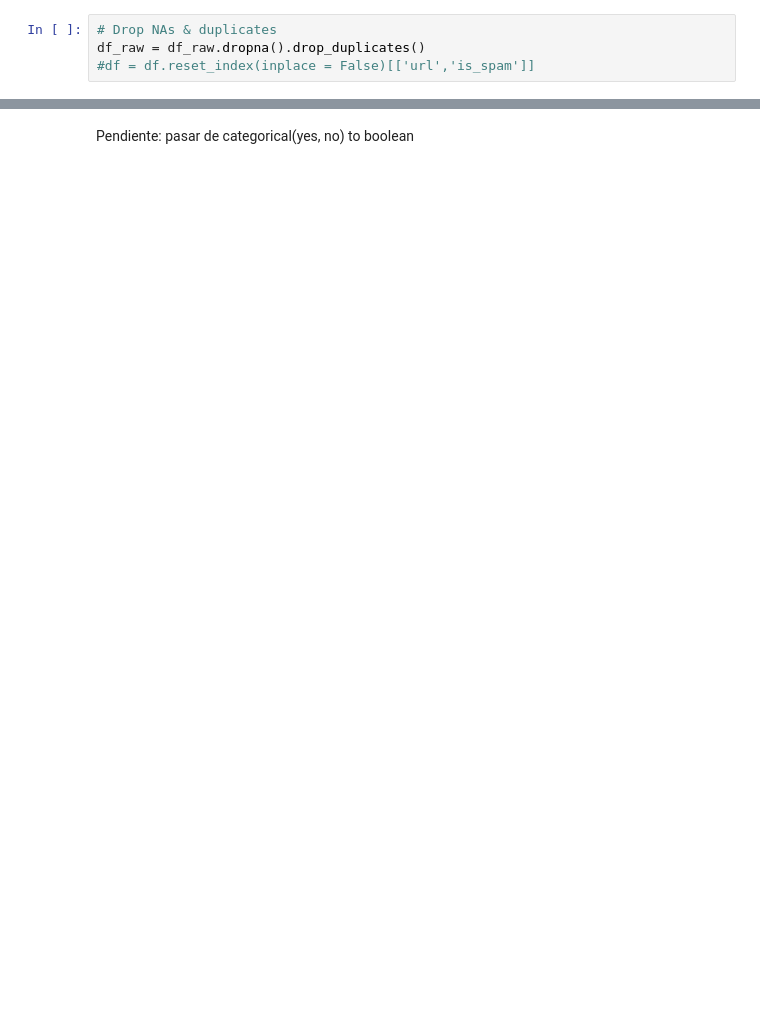
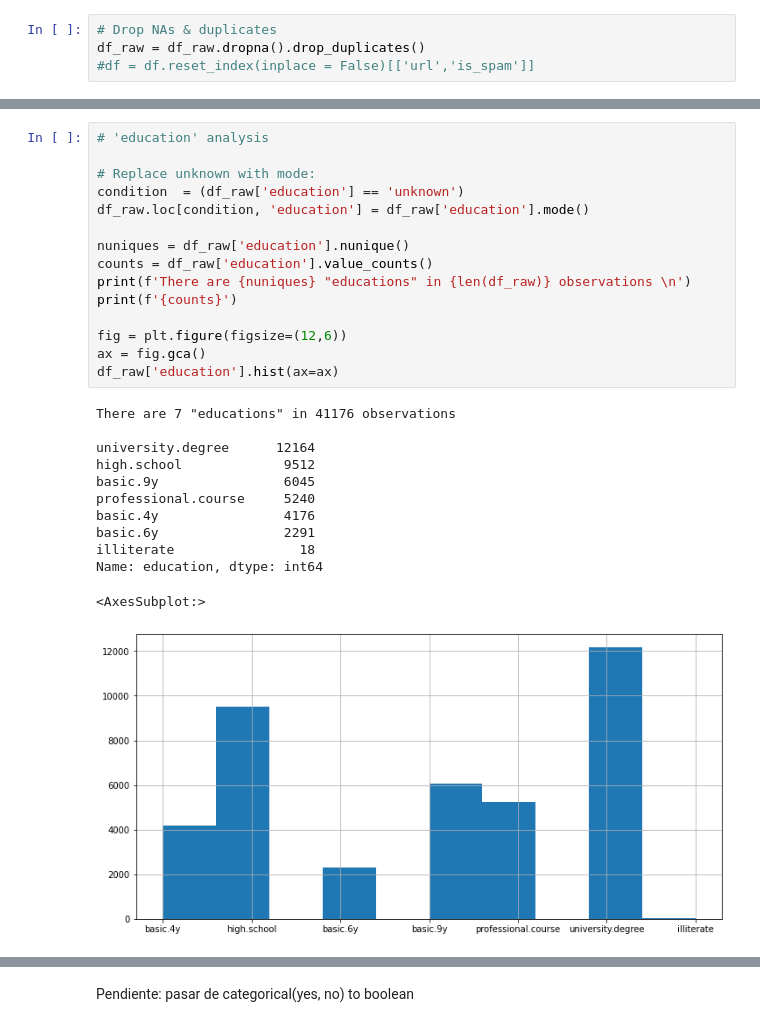
Before and after one commit to jgayosof/logistic-regression-project-tutorial, a Jupyter notebook: src/Sample_Steps.ipynb, the cells around one changed output, grey strips where cells are left out. Saved outputs shown, nothing was run; the diff lists cells and outputs as text; blank space fills up the shorter version.

```diff
--- a/src/Sample_Steps.ipynb
+++ b/src/Sample_Steps.ipynb
@@ -160 +191,29 @@ df_raw.loc[condition, 'marital'] = df_raw['marital'].mode()
+# %%
+# 'education' analysis
+
+# Replace unknown with mode:
+condition  = (df_raw['education'] == 'unknown')
+df_raw.loc[condition, 'education'] = df_raw['education'].mode()
+
+nuniques = df_raw['education'].nunique()
+counts = df_raw['education'].value_counts()
+print(f'There are {nuniques} "educations" in {len(df_raw)} observations \n')
+print(f'{counts}')
+
+fig = plt.figure(figsize=(12,6))
+ax = fig.gca()
+df_raw['education'].hist(ax=ax)
+# %% [output]
+There are 7 "educations" in 41176 observations
+
+university.degree      12164
+high.school             9512
+basic.9y                6045
+professional.course     5240
+basic.4y                4176
+basic.6y                2291
+illiterate                18
+Name: education, dtype: int64
+<AxesSubplot:>
+[figure, added]
 # %%
```
Also changed, not shown: parts of 30 cells of this notebook.
